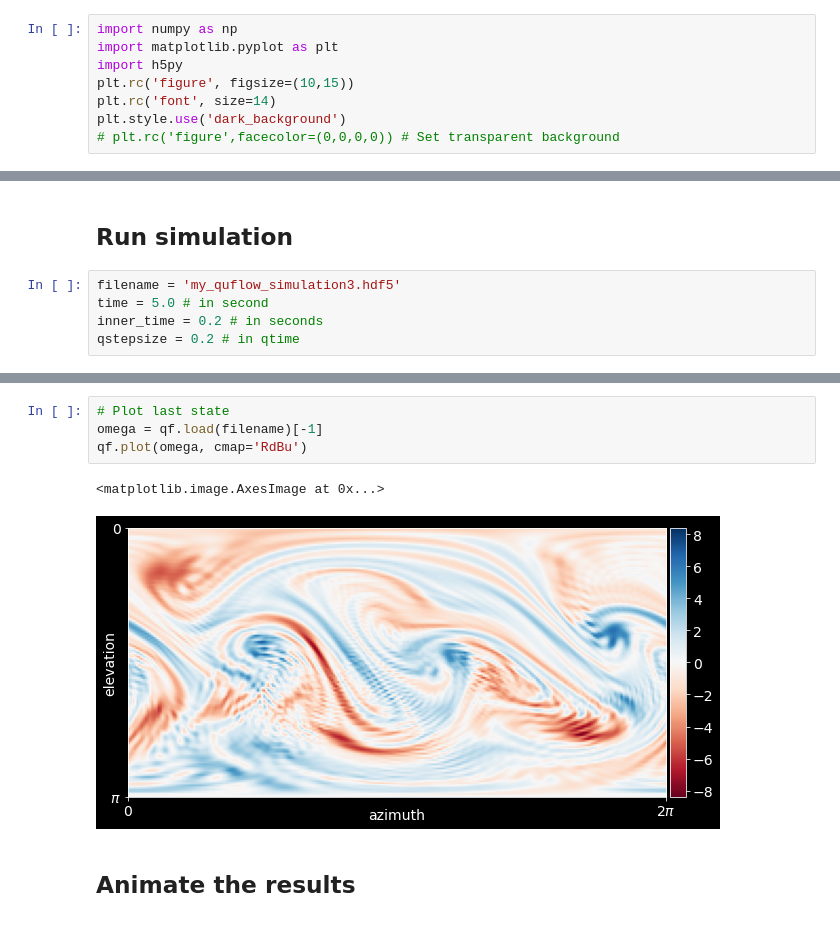
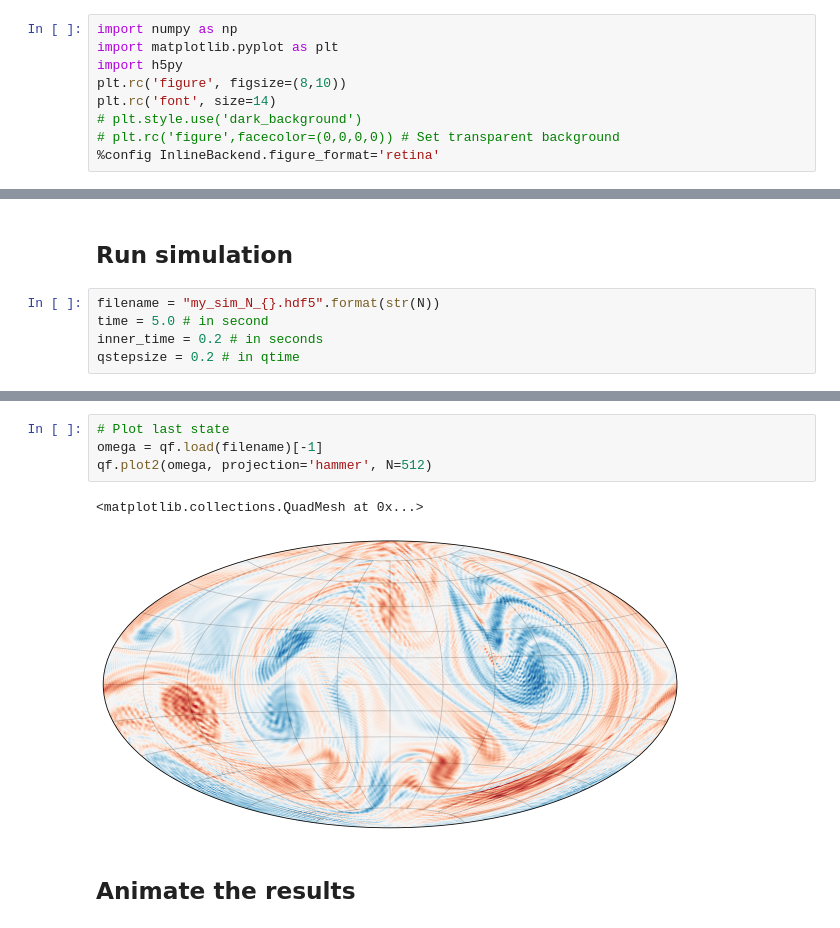
Before and after one commit to klasmodin/quflow, a Jupyter notebook: notebooks/basic-example.ipynb, the cells around one changed output, grey strips where cells are left out. Cells and saved outputs as stored; diff of their text form.

```diff
--- a/notebooks/basic-example.ipynb
+++ b/notebooks/basic-example.ipynb
@@ -2,10 +2,11 @@
 import numpy as np
 import matplotlib.pyplot as plt
 import h5py
-plt.rc('figure', figsize=(10,15))
+plt.rc('figure', figsize=(8,10))
 plt.rc('font', size=14)
-plt.style.use('dark_background')
+# plt.style.use('dark_background')
 # plt.rc('figure',facecolor=(0,0,0,0)) # Set transparent background
+%config InlineBackend.figure_format='retina'
 # %%
 import quflow as qf
 # %% [markdown]
@@ -84,7 +38,7 @@ qf.plot(W0, N=256, cmap='RdBu')
 # %% [markdown]
 ## Run simulation
 # %%
-filename = 'my_quflow_simulation3.hdf5'
+filename = "my_sim_N_{}.hdf5".format(str(N))
 time = 5.0 # in second
 inner_time = 0.2 # in seconds
 qstepsize = 0.2 # in qtime
@@ -135,9 +69,9 @@ Cached data saved to file my_quflow_simulation3.hdf5
 # %%
 # Plot last state
 omega = qf.load(filename)[-1]
-qf.plot(omega, cmap='RdBu')
+qf.plot2(omega, projection='hammer', N=512)
 # %% [output]
-<matplotlib.image.AxesImage at 0x...>
+<matplotlib.collections.QuadMesh at 0x...>
-[figure, old version]
+[figure, new version]
 # %% [markdown]
 ## Animate the results
```
Also changed, not shown: parts of 12 cells of this notebook.
